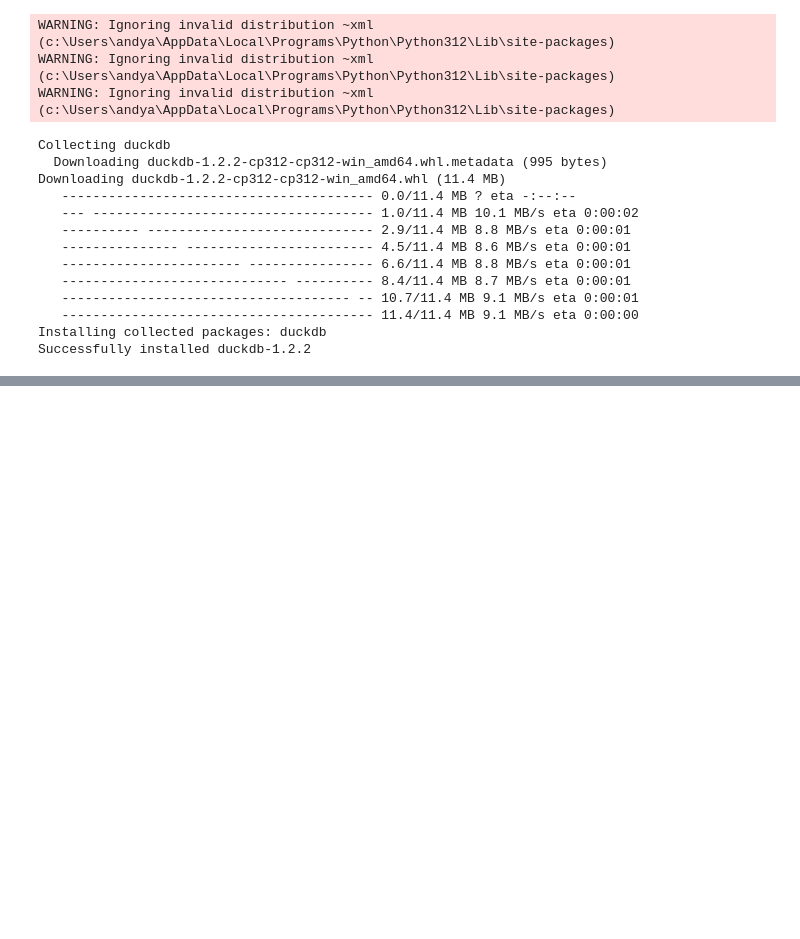
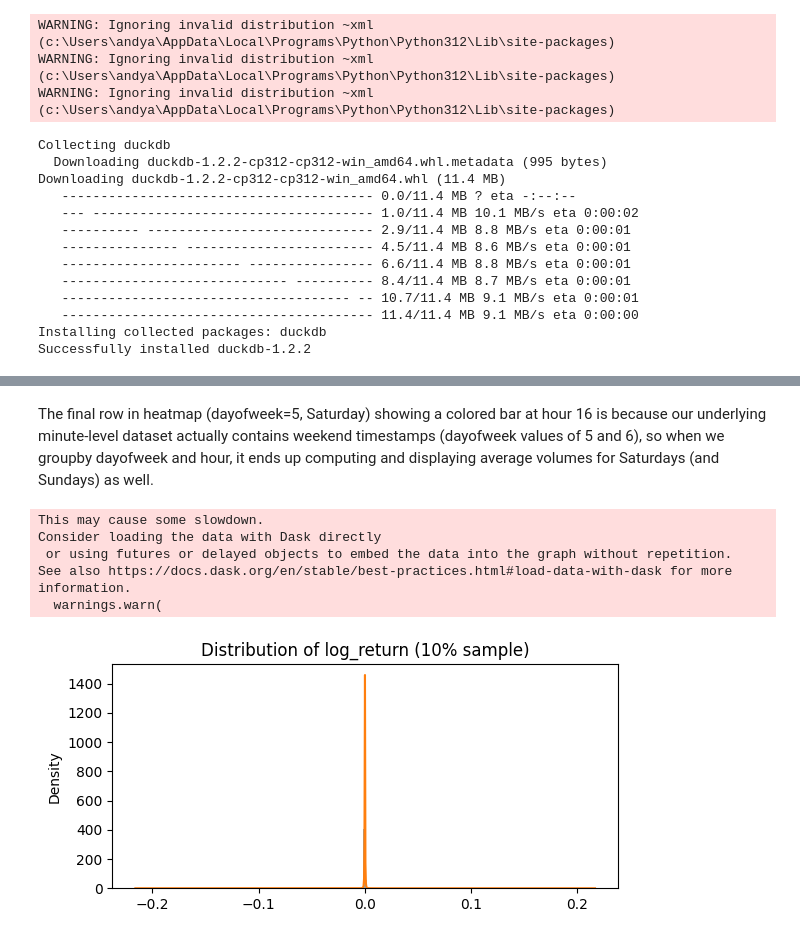
Before and after one commit to lucasking0109/MF-810-Final-Project, a Jupyter notebook: adv spark sql.ipynb, the cells around one changed output, grey strips where cells are left out. Drawn from its saved outputs; the diff is of its cells as text; code cells hidden in the pictures; blank space fills up the shorter version.

```diff
--- a/adv spark sql.ipynb
+++ b/adv spark sql.ipynb
@@ -155,0 +247,25 @@ df.head()
+# %% [markdown]
+The final row in  heatmap (dayofweek=5, Saturday) showing a colored bar at hour 16 is because our underlying minute-level dataset actually contains weekend timestamps (dayofweek values of 5 and 6), so when we groupby dayofweek and hour, it ends up computing and displaying average volumes for Saturdays (and Sundays) as well.
+# %%
+import scipy
+# Cell 4 ▶︎ log_return dist. 10% random sampling
+sample = (
+    ddf["log_return"]
+    .dropna()
+    .sample(frac=0.10, random_state=42)
+    .compute()
+)
+
+plt.figure(figsize=(6,3))
+sample.hist(bins=100, density=True, alpha=0.6)
+sample.plot(kind="kde")
+plt.title("Distribution of log_return (10% sample)")
+plt.tight_layout()
+plt.show()
+# %% [output]
+This may cause some slowdown.
+Consider loading the data with Dask directly
+ or using futures or delayed objects to embed the data into the graph without repetition.
+See also https://docs.dask.org/en/stable/best-practices.html#load-data-with-dask for more information.
+  warnings.warn(
+[figure, added]
```
Also changed, not shown: parts of 15 cells of this notebook.
